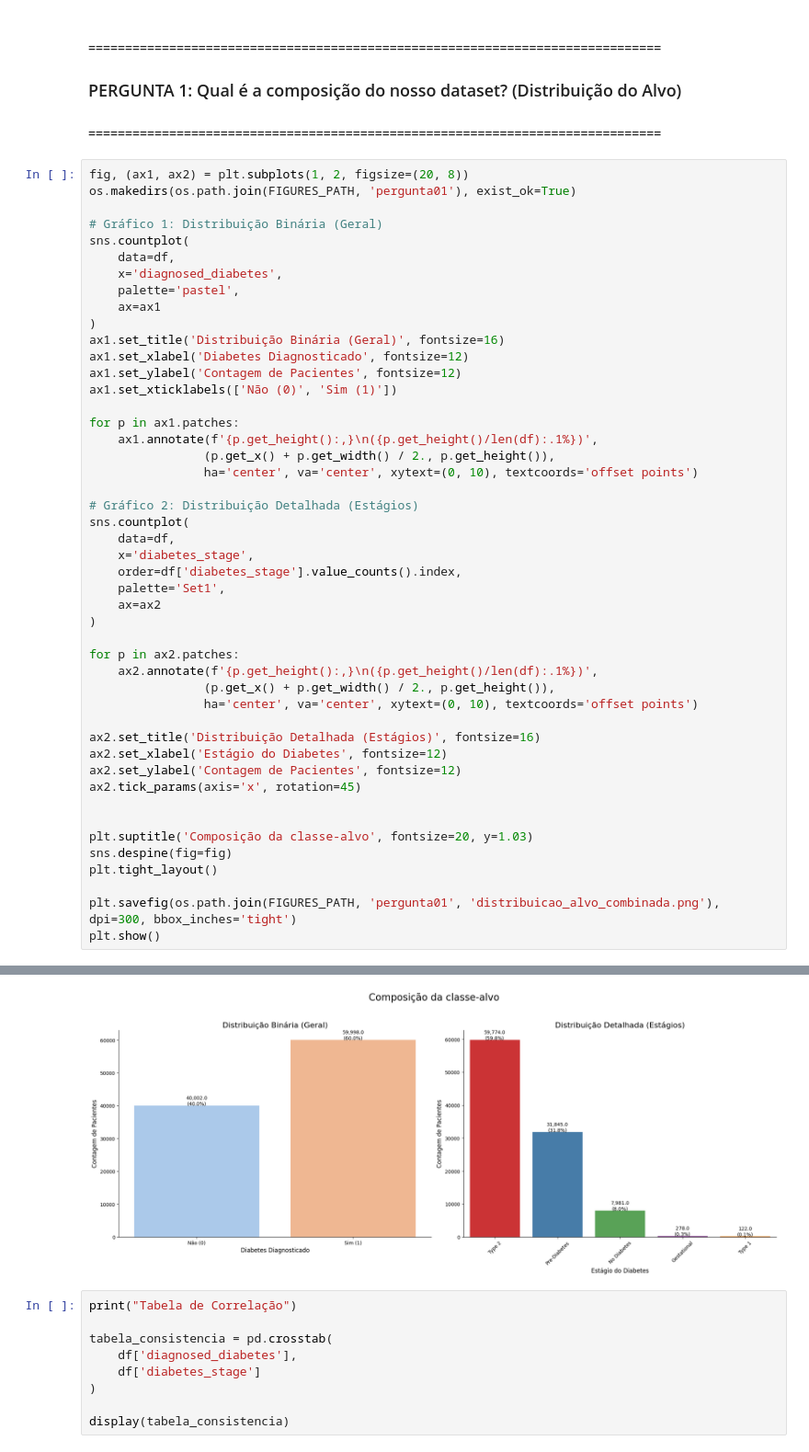
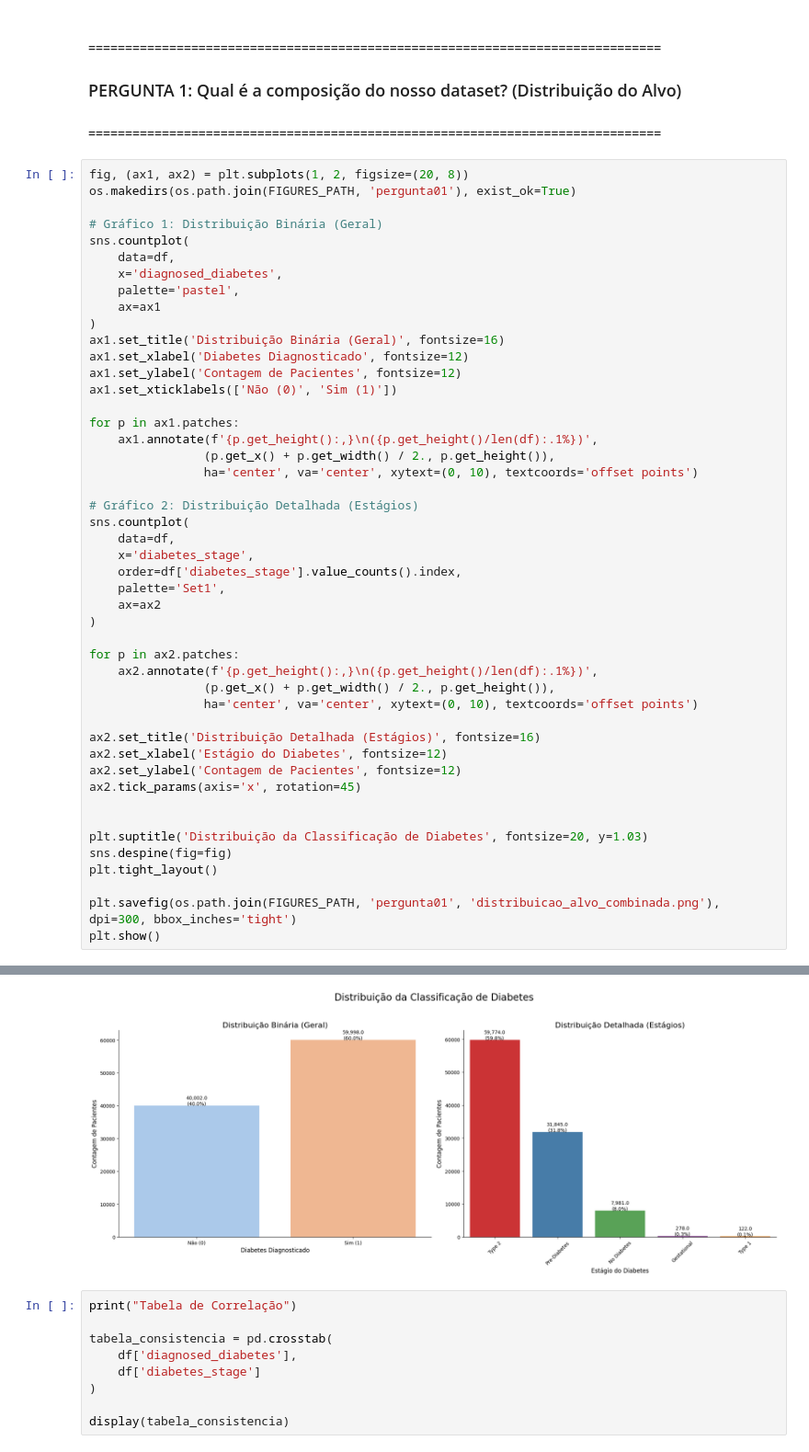
Before and after one commit to EvertonTeix/CdD_2025.2, a Jupyter notebook: notebooks/dataset_diabetes_EVERTON.ipynb, the cells around one changed output, grey strips where cells are left out. Shown at 92% size. Saved outputs shown, nothing was run; the diff lists cells and outputs as text.

```diff
--- a/notebooks/dataset_diabetes_EVERTON.ipynb
+++ b/notebooks/dataset_diabetes_EVERTON.ipynb
@@ -187,35 +209,35 @@ sns.countplot(
     x='diabetes_stage',
     order=df['diabetes_stage'].value_counts().index,
     palette='Set1',
     ax=ax2
 )
 
 for p in ax2.patches:
     ax2.annotate(f'{p.get_height():,}\n({p.get_height()/len(df):.1%})',
                 (p.get_x() + p.get_width() / 2., p.get_height()),
                 ha='center', va='center', xytext=(0, 10), textcoords='offset points')
 
 ax2.set_title('Distribuição Detalhada (Estágios)', fontsize=16)
 ax2.set_xlabel('Estágio do Diabetes', fontsize=12)
 ax2.set_ylabel('Contagem de Pacientes', fontsize=12)
 ax2.tick_params(axis='x', rotation=45)
 
 
-plt.suptitle('Composição da classe-alvo', fontsize=20, y=1.03)
+plt.suptitle('Distribuição da Classificação de Diabetes', fontsize=20, y=1.03)
 sns.despine(fig=fig)
 plt.tight_layout()
 
 plt.savefig(os.path.join(FIGURES_PATH, 'pergunta01', 'distribuicao_alvo_combinada.png'), dpi=300, bbox_inches='tight')
 plt.show()
 # %% [output]
 Passing `palette` without assigning `hue` is deprecated and will be removed in v0.14.0. Assign the `x` variable to `hue` and set `legend=False` for the same effect.
 
   sns.countplot(
 
 Passing `palette` without assigning `hue` is deprecated and will be removed in v0.14.0. Assign the `x` variable to `hue` and set `legend=False` for the same effect.
 
   sns.countplot(
-[figure, old version]
+[figure, new version]
 # %%
 print("Tabela de Correlação")
 
```
Also changed, not shown: parts of 28 cells of this notebook.
